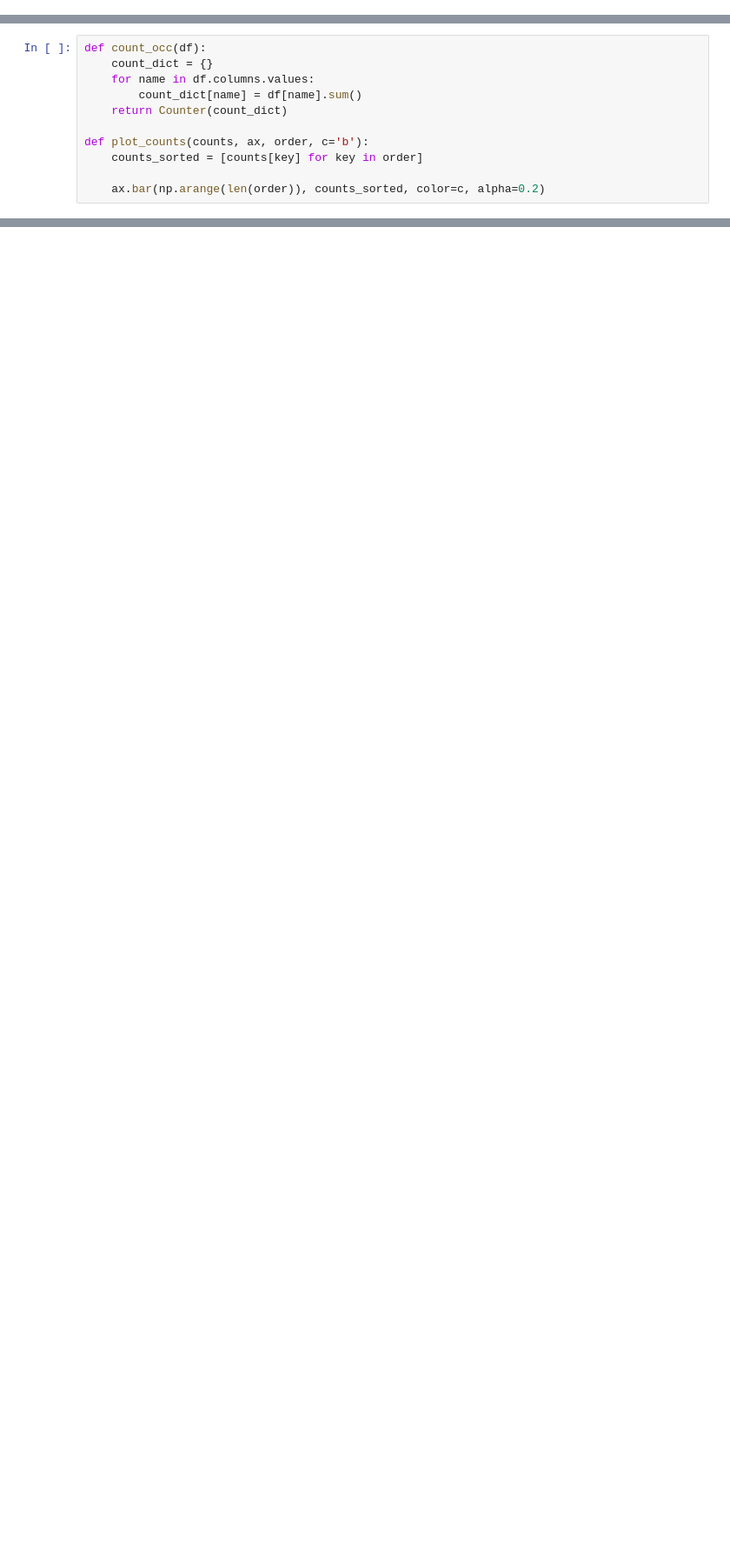
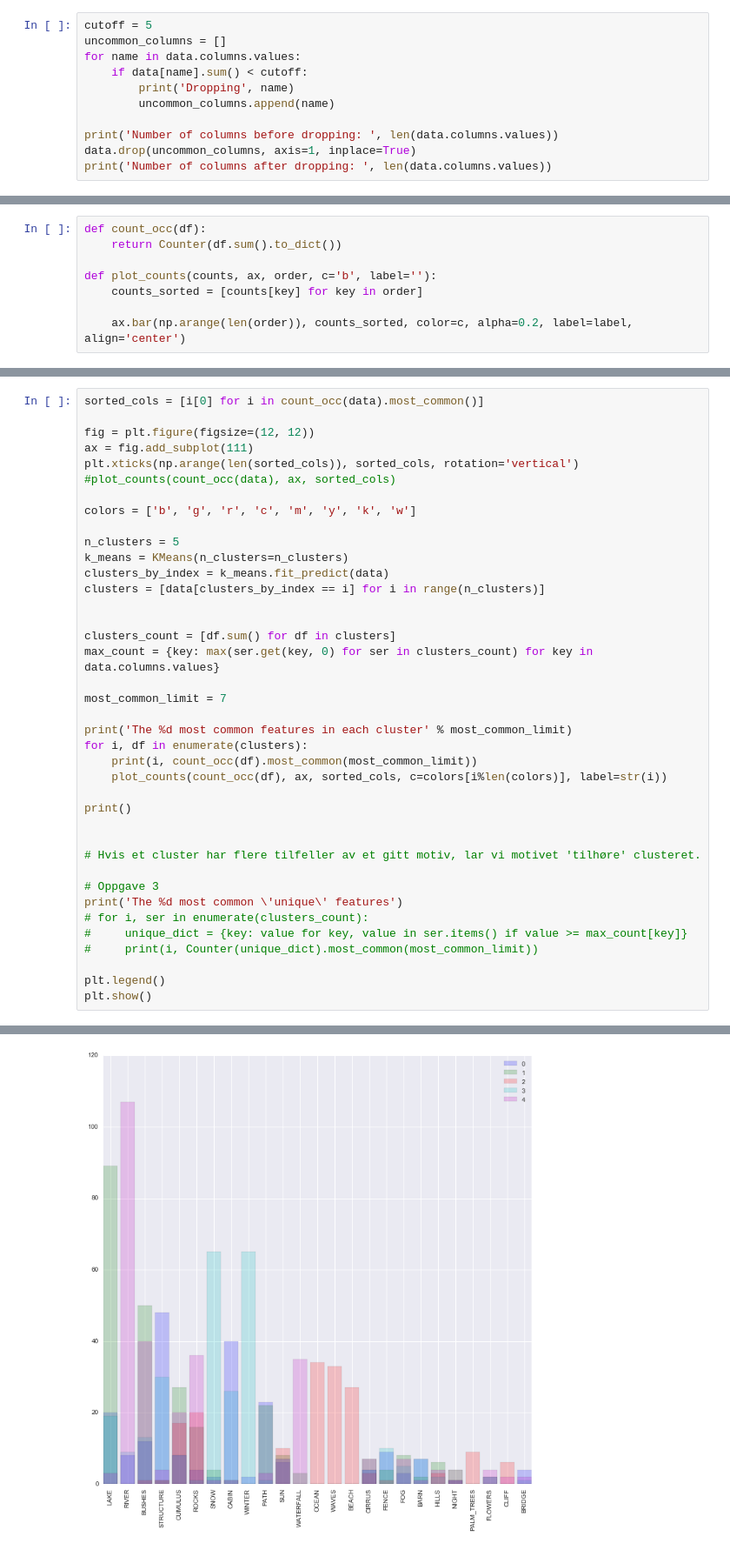
Before and after one commit to MarieRoald/MLkurs, a Jupyter notebook: notebooks/bob_ross_the_joy_of_painting.ipynb, the cells around one changed output, grey strips where cells are left out. Shown at 87% size. Cells and saved outputs as stored; diff of their text form; blank space fills up the shorter version.

```diff
--- a/notebooks/bob_ross_the_joy_of_painting.ipynb
+++ b/notebooks/bob_ross_the_joy_of_painting.ipynb
@@ -22,0 +48,11 @@ data.head()
+# %%
+cutoff = 5
+uncommon_columns = []
+for name in data.columns.values:
+    if data[name].sum() < cutoff:
+        print('Dropping', name)
+        uncommon_columns.append(name)
+
+print('Number of columns before dropping: ', len(data.columns.values))
+data.drop(uncommon_columns, axis=1, inplace=True)
+print('Number of columns after dropping: ', len(data.columns.values))
@@ -23,11 +79,8 @@ data.head()
 # %%
 def count_occ(df):
-    count_dict = {}
-    for name in df.columns.values:
-        count_dict[name] = df[name].sum()
-    return Counter(count_dict)
+    return Counter(df.sum().to_dict())
 
-def plot_counts(counts, ax, order, c='b'):
+def plot_counts(counts, ax, order, c='b', label=''):
     counts_sorted = [counts[key] for key in order]
 
-    ax.bar(np.arange(len(order)), counts_sorted, color=c, alpha=0.2)
+    ax.bar(np.arange(len(order)), counts_sorted, color=c, alpha=0.2, label=label, align='center')
@@ -33,0 +89,40 @@ def plot_counts(counts, ax, order, c='b'):
+# %%
+sorted_cols = [i[0] for i in count_occ(data).most_common()]
+
+fig = plt.figure(figsize=(12, 12))
+ax = fig.add_subplot(111)
+plt.xticks(np.arange(len(sorted_cols)), sorted_cols, rotation='vertical')
+#plot_counts(count_occ(data), ax, sorted_cols)
+
+colors = ['b', 'g', 'r', 'c', 'm', 'y', 'k', 'w']
+
+n_clusters = 5
+k_means = KMeans(n_clusters=n_clusters)
+clusters_by_index = k_means.fit_predict(data)
+clusters = [data[clusters_by_index == i] for i in range(n_clusters)]
+
+
+clusters_count = [df.sum() for df in clusters]
+max_count = {key: max(ser.get(key, 0) for ser in clusters_count) for key in data.columns.values}
+
+most_common_limit = 7
+
+print('The %d most common features in each cluster' % most_common_limit)
+for i, df in enumerate(clusters):
+    print(i, count_occ(df).most_common(most_common_limit))
+    plot_counts(count_occ(df), ax, sorted_cols, c=colors[i%len(colors)], label=str(i))
+
+print()
+
+
+# Hvis et cluster har flere tilfeller av et gitt motiv, lar vi motivet 'tilhøre' clusteret.
+
+# Oppgave 3
+print('The %d most common \'unique\' features')
+# for i, ser in enumerate(clusters_count):
+#     unique_dict = {key: value for key, value in ser.items() if value >= max_count[key]}
+#     print(i, Counter(unique_dict).most_common(most_common_limit))
+
+plt.legend()
+plt.show()
+# %% [output]
@@ -33,0 +137 @@ def plot_counts(counts, ax, order, c='b'):
+[figure, added]
```
Also changed, not shown: parts of 12 cells of this notebook.
